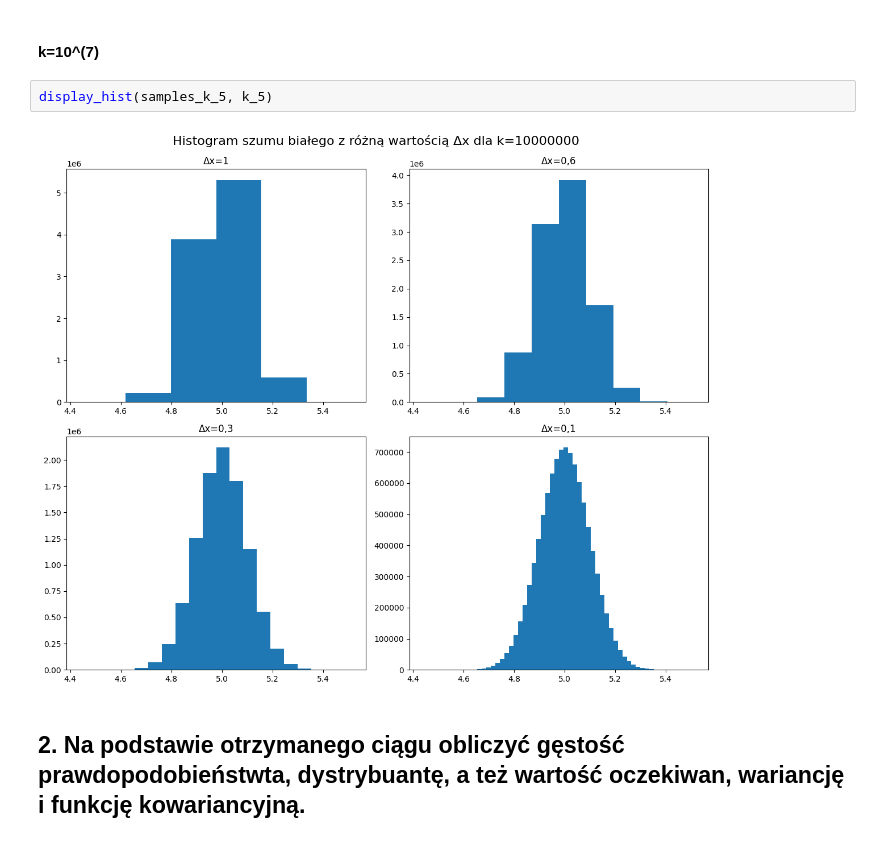
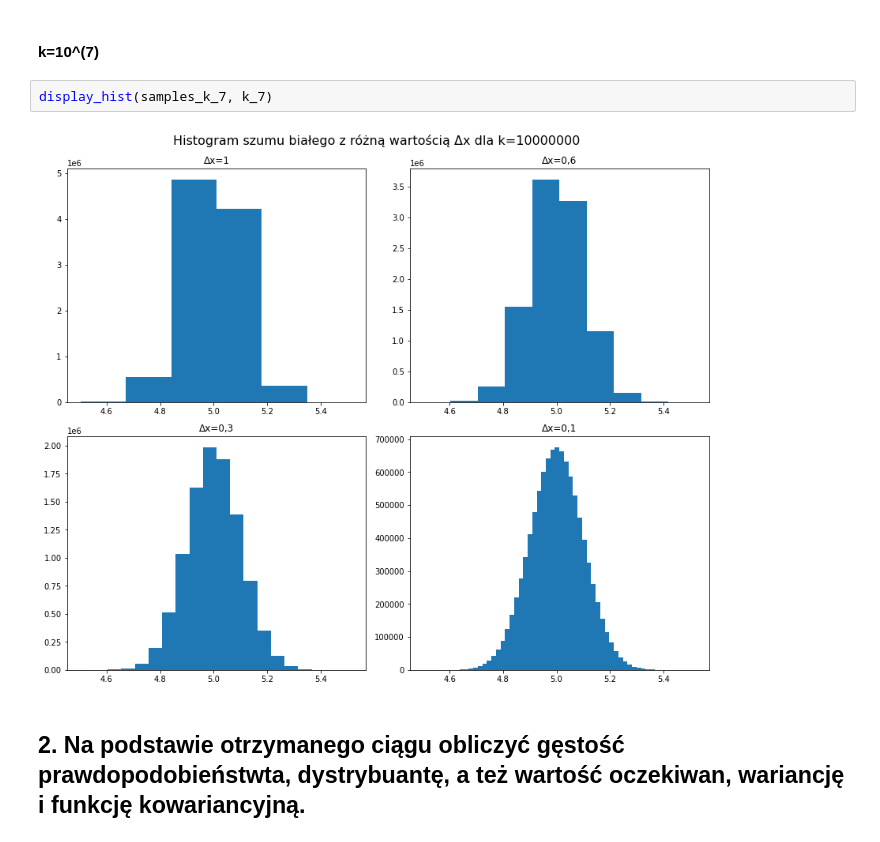
Before and after one commit to MaciejSzerwinski/Stochastic_Process, a Jupyter notebook: main.ipynb, the cells around one changed output. Saved outputs shown, nothing was run; the diff lists cells and outputs as text.

```diff
--- a/main.ipynb
+++ b/main.ipynb
@@ -124,9 +125,9 @@ display_hist(samples_k_4, k_4)
 # %% [markdown]
 #### k=10^(7)
-# %%
-display_hist(samples_k_5, k_5)
-# %% [output]
-[figure, removed]
+# %%
+display_hist(samples_k_7, k_7)
+# %% [output]
+[figure, added]
 # %% [markdown]
 ## 2. Na podstawie otrzymanego ciągu obliczyć gęstość prawdopodobieństwta, dystrybuantę, a też wartość oczekiwan, wariancję i funkcję kowariancyjną.
 # %% [markdown]
```
Also changed, not shown: parts of 76 cells of this notebook, 31 other files.
